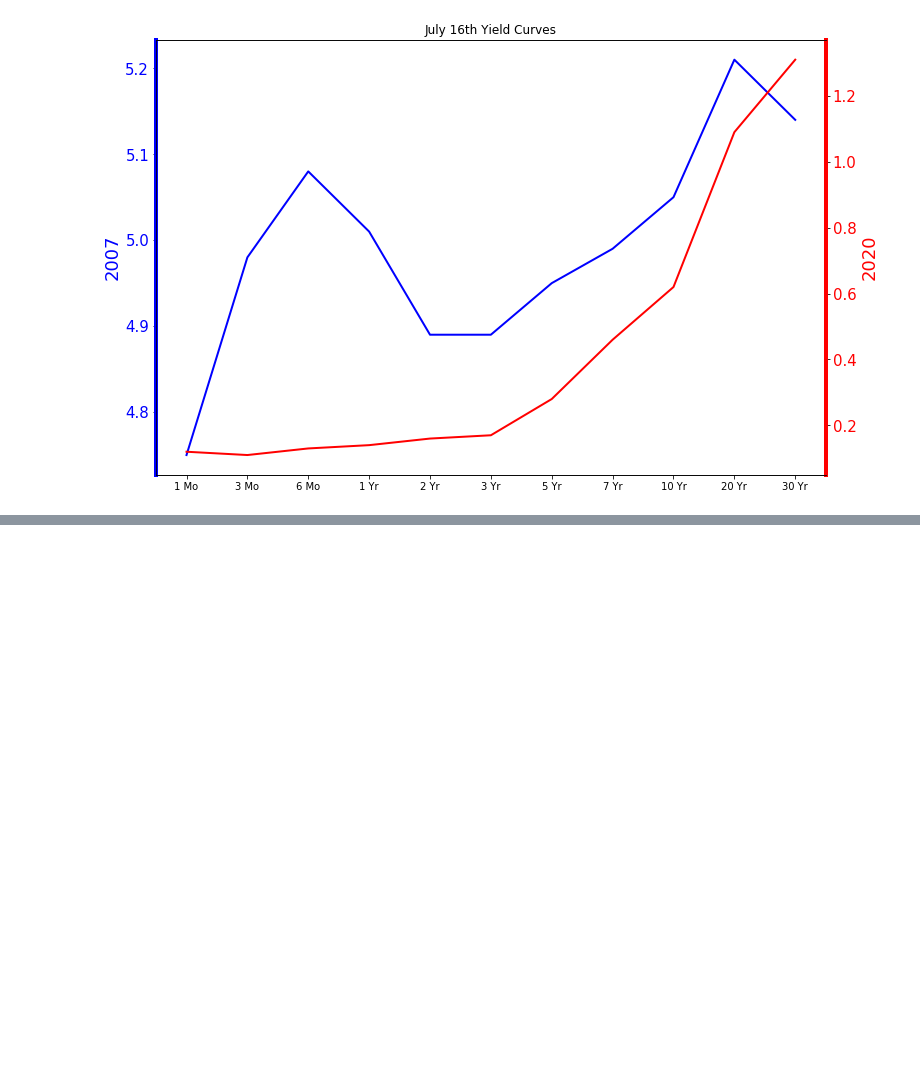
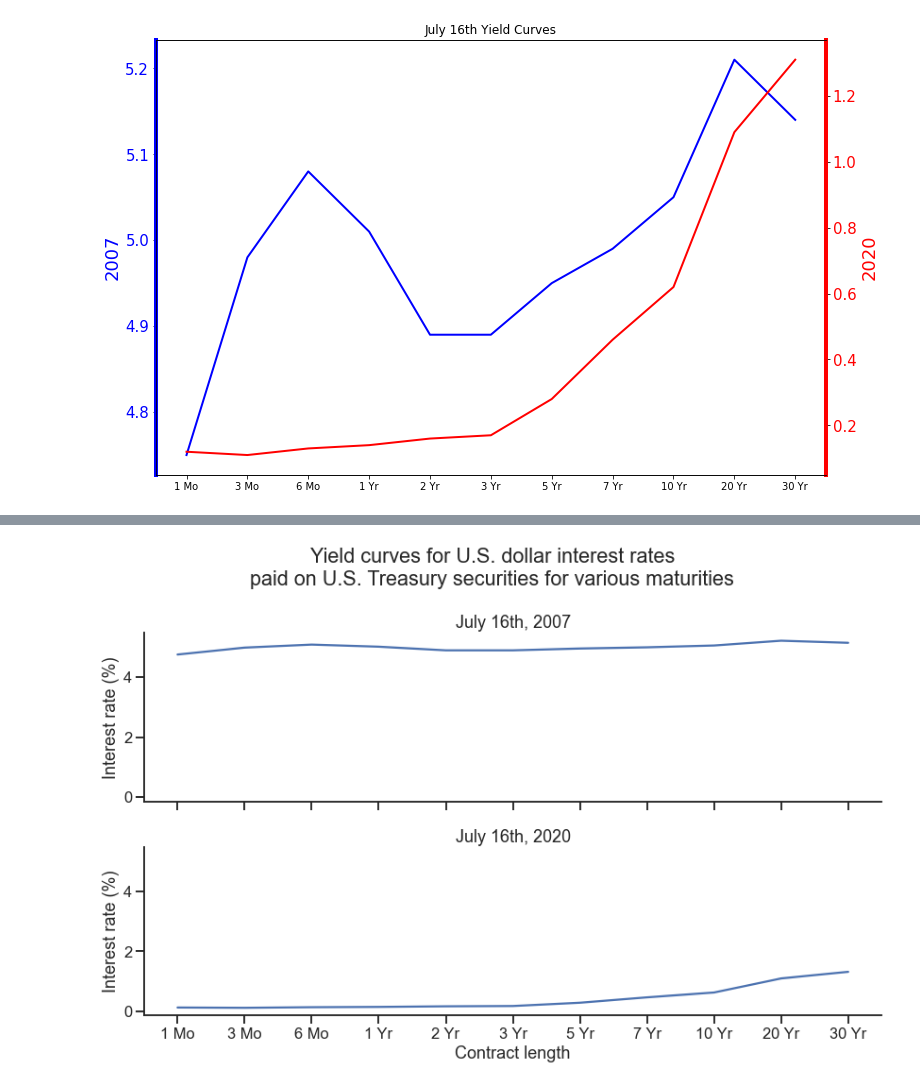
Before and after one commit to gregbrowndev/projects, a Jupyter notebook: projects/udemy-quantconnect-trading/04-Matplotlib/04-Matplotlib Exercises .ipynb, the cells around one changed output, grey strips where cells are left out. Saved outputs shown, nothing was run; the diff lists cells and outputs as text; code cells hidden in the pictures; blank space fills up the shorter version.

```diff
--- a/projects/udemy-quantconnect-trading/04-Matplotlib/04-Matplotlib Exercises .ipynb
+++ b/projects/udemy-quantconnect-trading/04-Matplotlib/04-Matplotlib Exercises .ipynb
@@ -243,0 +277,8 @@ plt.show()
+# %%
+# And the subplot version
+# There are two different ways to do this. Lets do both:
+#  1. Use Pandas.melt to reshape the df into long-form. This allows Seaborn to plot is subsection of data as a subplot
+
+# E.g. using melt results in:
+yields_long_df = yields_df.reset_index().melt("contract_length")
+yields_long_df
@@ -243,0 +303,22 @@ plt.show()
+# %%
+sns.set_context("talk")  # paper, notebook (default), talk, poster
+with sns.axes_style("ticks"):
+    g = sns.relplot(
+        data=yields_long_df,
+        x="contract_length",
+        y="value",
+        row="variable",
+        kind="line",
+    )
+    g.set_axis_labels("Contract length", "Interest rate (%)")
+    g.figure.set_size_inches(12, 8)
+    g.fig.suptitle("Yield curves for U.S. dollar interest rates\npaid on U.S. Treasury securities for various maturities")
+    g.fig.axes[0].set_title("July 16th, 2007")
+    g.fig.axes[1].set_title("July 16th, 2020")
+    g.tight_layout()
+
+# One thing that is wrong with this plot is the y-axis scale are exactly the same. The whole reason we wanted to create
+# subplots was to be able to see the differences in the curves more clearly. I'm not sure how to change this, so its
+# probably easier to use the second approach...
+# %% [output]
+[figure, added]
```
Also changed, not shown: parts of 8 cells of this notebook.
